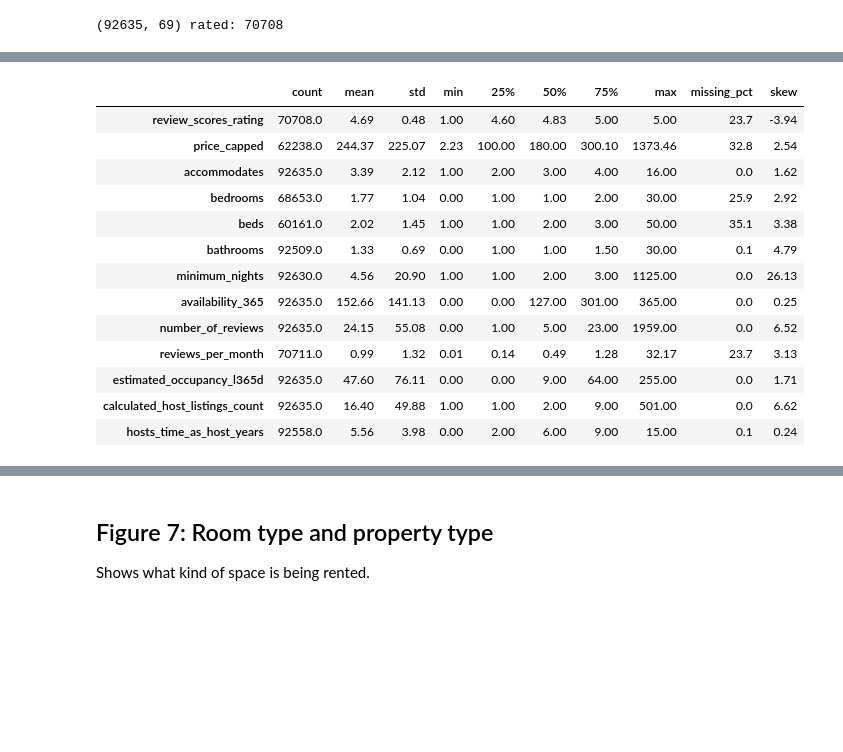
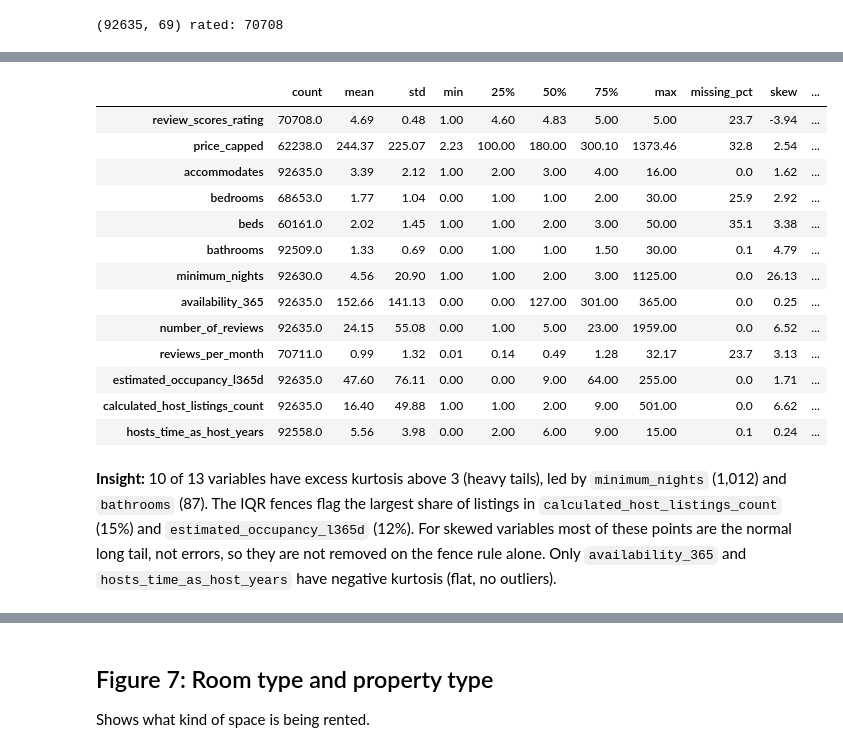
Before and after one commit to varunavy/data230-london-airbnb, a Jupyter notebook: notebooks/02_univariate_ngoc.ipynb, the cells around one changed output, grey strips where cells are left out. Drawn from its saved outputs; the diff is of its cells as text; code cells hidden in the pictures; blank space fills up the shorter version.

```diff
--- a/notebooks/02_univariate_ngoc.ipynb
+++ b/notebooks/02_univariate_ngoc.ipynb
@@ -46,25 +82,40 @@ Center, spread and skew of the main numeric variables. A skew above 1 means a lo
 # %%
 num_cols = ["review_scores_rating", "price_capped", "accommodates", "bedrooms", "beds", "bathrooms",
             "minimum_nights", "availability_365", "number_of_reviews", "reviews_per_month",
             "estimated_occupancy_l365d", "calculated_host_listings_count", "hosts_time_as_host_years"]
 summary = df[num_cols].describe().T
 summary["missing_pct"] = (df[num_cols].isna().mean() * 100).round(1)
 summary["skew"] = df[num_cols].skew()
-summary.round(2)
+summary["kurtosis"] = df[num_cols].kurt()
+summary[["iqr_low", "iqr_high"]] = [iqr_fences(df[c].dropna()) for c in num_cols]
+summary["n_outliers"] = [n_outside(df[c].dropna()) for c in num_cols]
+summary["outlier_pct"] = summary["n_outliers"] / summary["count"] * 100
+display(summary.round(2))
+
+heavy = summary["kurtosis"].sort_values(ascending=False)
+most_out = summary["outlier_pct"].sort_values(ascending=False)
+display(Markdown(
+    f"**Insight:** {(summary['kurtosis'] > 3).sum()} of {len(num_cols)} variables have excess kurtosis above 3 (heavy tails), "
+    f"led by `{heavy.index[0]}` ({heavy.iloc[0]:,.0f}) and `{heavy.index[1]}` ({heavy.iloc[1]:,.0f}). "
+    f"The IQR fences flag the largest share of listings in `{most_out.index[0]}` ({most_out.iloc[0]:.0f}%) and "
+    f"`{most_out.index[1]}` ({most_out.iloc[1]:.0f}%). For skewed variables most of these points are the normal long tail, "
+    f"not errors, so they are not removed on the fence rule alone. Only `availability_365` and `hosts_time_as_host_years` "
+    f"have negative kurtosis (flat, no outliers)."))
 # %% [output]
-|  | count | mean | std | min | 25% | 50% | 75% | max | missing_pct | skew |
-| review_scores_rating | 70708.0 | 4.69 | 0.48 | 1.00 | 4.60 | 4.83 | 5.00 | 5.00 | 23.7 | -3.94 |
-| price_capped | 62238.0 | 244.37 | 225.07 | 2.23 | 100.00 | 180.00 | 300.10 | 1373.46 | 32.8 | 2.54 |
-| accommodates | 92635.0 | 3.39 | 2.12 | 1.00 | 2.00 | 3.00 | 4.00 | 16.00 | 0.0 | 1.62 |
-| bedrooms | 68653.0 | 1.77 | 1.04 | 0.00 | 1.00 | 1.00 | 2.00 | 30.00 | 25.9 | 2.92 |
-| beds | 60161.0 | 2.02 | 1.45 | 1.00 | 1.00 | 2.00 | 3.00 | 50.00 | 35.1 | 3.38 |
-| bathrooms | 92509.0 | 1.33 | 0.69 | 0.00 | 1.00 | 1.00 | 1.50 | 30.00 | 0.1 | 4.79 |
-| minimum_nights | 92630.0 | 4.56 | 20.90 | 1.00 | 1.00 | 2.00 | 3.00 | 1125.00 | 0.0 | 26.13 |
-| availability_365 | 92635.0 | 152.66 | 141.13 | 0.00 | 0.00 | 127.00 | 301.00 | 365.00 | 0.0 | 0.25 |
-| number_of_reviews | 92635.0 | 24.15 | 55.08 | 0.00 | 1.00 | 5.00 | 23.00 | 1959.00 | 0.0 | 6.52 |
-| reviews_per_month | 70711.0 | 0.99 | 1.32 | 0.01 | 0.14 | 0.49 | 1.28 | 32.17 | 23.7 | 3.13 |
-| estimated_occupancy_l365d | 92635.0 | 47.60 | 76.11 | 0.00 | 0.00 | 9.00 | 64.00 | 255.00 | 0.0 | 1.71 |
-| calculated_host_listings_count | 92635.0 | 16.40 | 49.88 | 1.00 | 1.00 | 2.00 | 9.00 | 501.00 | 0.0 | 6.62 |
-| hosts_time_as_host_years | 92558.0 | 5.56 | 3.98 | 0.00 | 2.00 | 6.00 | 9.00 | 15.00 | 0.1 | 0.24 |
+|  | count | mean | std | min | 25% | 50% | 75% | max | missing_pct | skew | ... |
+| review_scores_rating | 70708.0 | 4.69 | 0.48 | 1.00 | 4.60 | 4.83 | 5.00 | 5.00 | 23.7 | -3.94 | ... |
+| price_capped | 62238.0 | 244.37 | 225.07 | 2.23 | 100.00 | 180.00 | 300.10 | 1373.46 | 32.8 | 2.54 | ... |
+| accommodates | 92635.0 | 3.39 | 2.12 | 1.00 | 2.00 | 3.00 | 4.00 | 16.00 | 0.0 | 1.62 | ... |
+| bedrooms | 68653.0 | 1.77 | 1.04 | 0.00 | 1.00 | 1.00 | 2.00 | 30.00 | 25.9 | 2.92 | ... |
+| beds | 60161.0 | 2.02 | 1.45 | 1.00 | 1.00 | 2.00 | 3.00 | 50.00 | 35.1 | 3.38 | ... |
+| bathrooms | 92509.0 | 1.33 | 0.69 | 0.00 | 1.00 | 1.00 | 1.50 | 30.00 | 0.1 | 4.79 | ... |
+| minimum_nights | 92630.0 | 4.56 | 20.90 | 1.00 | 1.00 | 2.00 | 3.00 | 1125.00 | 0.0 | 26.13 | ... |
+| availability_365 | 92635.0 | 152.66 | 141.13 | 0.00 | 0.00 | 127.00 | 301.00 | 365.00 | 0.0 | 0.25 | ... |
+| number_of_reviews | 92635.0 | 24.15 | 55.08 | 0.00 | 1.00 | 5.00 | 23.00 | 1959.00 | 0.0 | 6.52 | ... |
+| reviews_per_month | 70711.0 | 0.99 | 1.32 | 0.01 | 0.14 | 0.49 | 1.28 | 32.17 | 23.7 | 3.13 | ... |
+| estimated_occupancy_l365d | 92635.0 | 47.60 | 76.11 | 0.00 | 0.00 | 9.00 | 64.00 | 255.00 | 0.0 | 1.71 | ... |
+| calculated_host_listings_count | 92635.0 | 16.40 | 49.88 | 1.00 | 1.00 | 2.00 | 9.00 | 501.00 | 0.0 | 6.62 | ... |
+| hosts_time_as_host_years | 92558.0 | 5.56 | 3.98 | 0.00 | 2.00 | 6.00 | 9.00 | 15.00 | 0.1 | 0.24 | ... |
+**Insight:** 10 of 13 variables have excess kurtosis above 3 (heavy tails), led by `minimum_nights` (1,012) and `bathrooms` (87). The IQR fences flag the largest share of listings in `calculated_host_listings_count` (15%) and `estimated_occupancy_l365d` (12%). For skewed variables most of these points are the normal long tail, not errors, so they are not removed on the fence rule alone. Only `availability_365` and `hosts_time_as_host_years` have negative kurtosis (flat, no outliers).
 # %% [markdown]
 ## Figure 5: The target, overall rating
```
Also changed, not shown: parts of 17 cells of this notebook, 3 other files.
